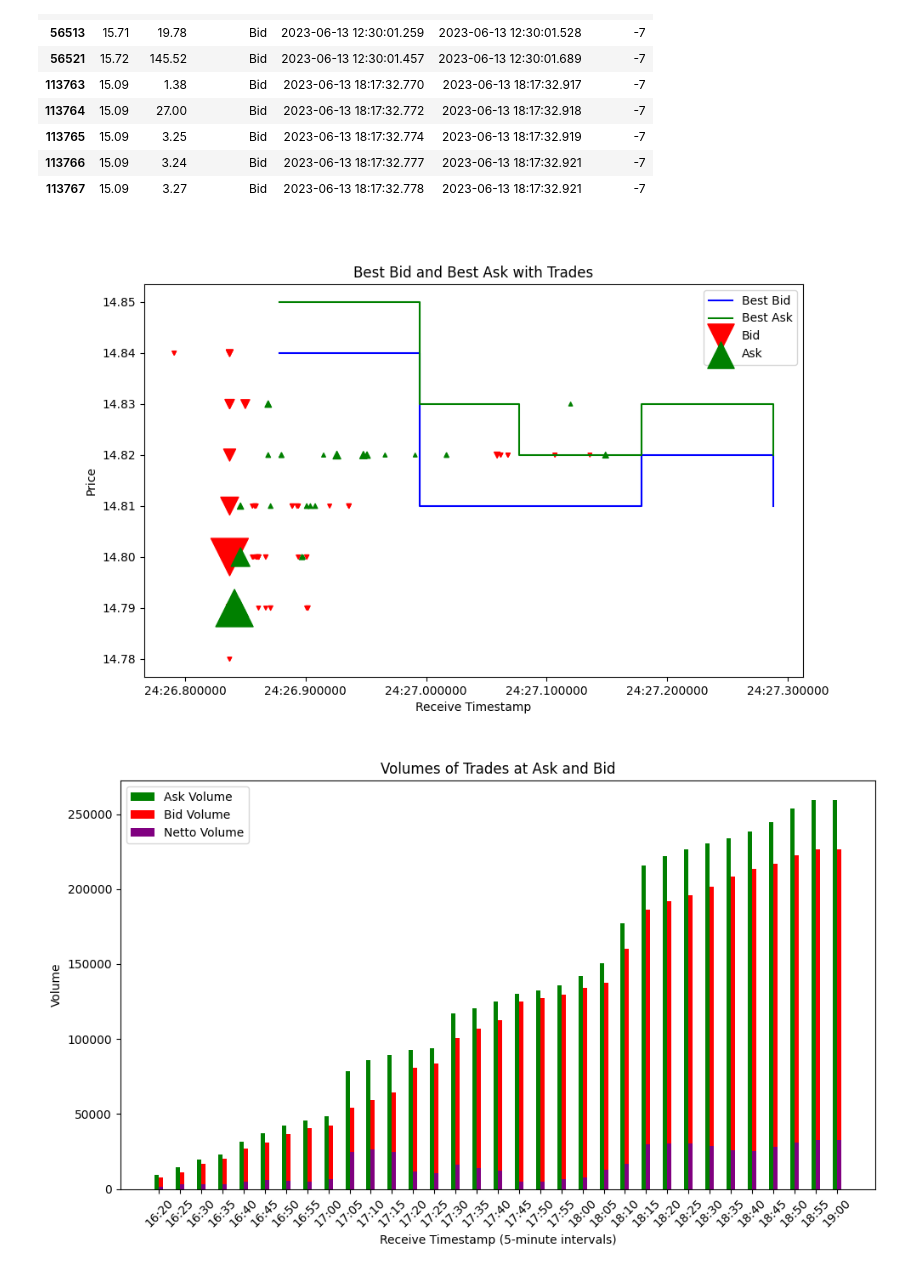
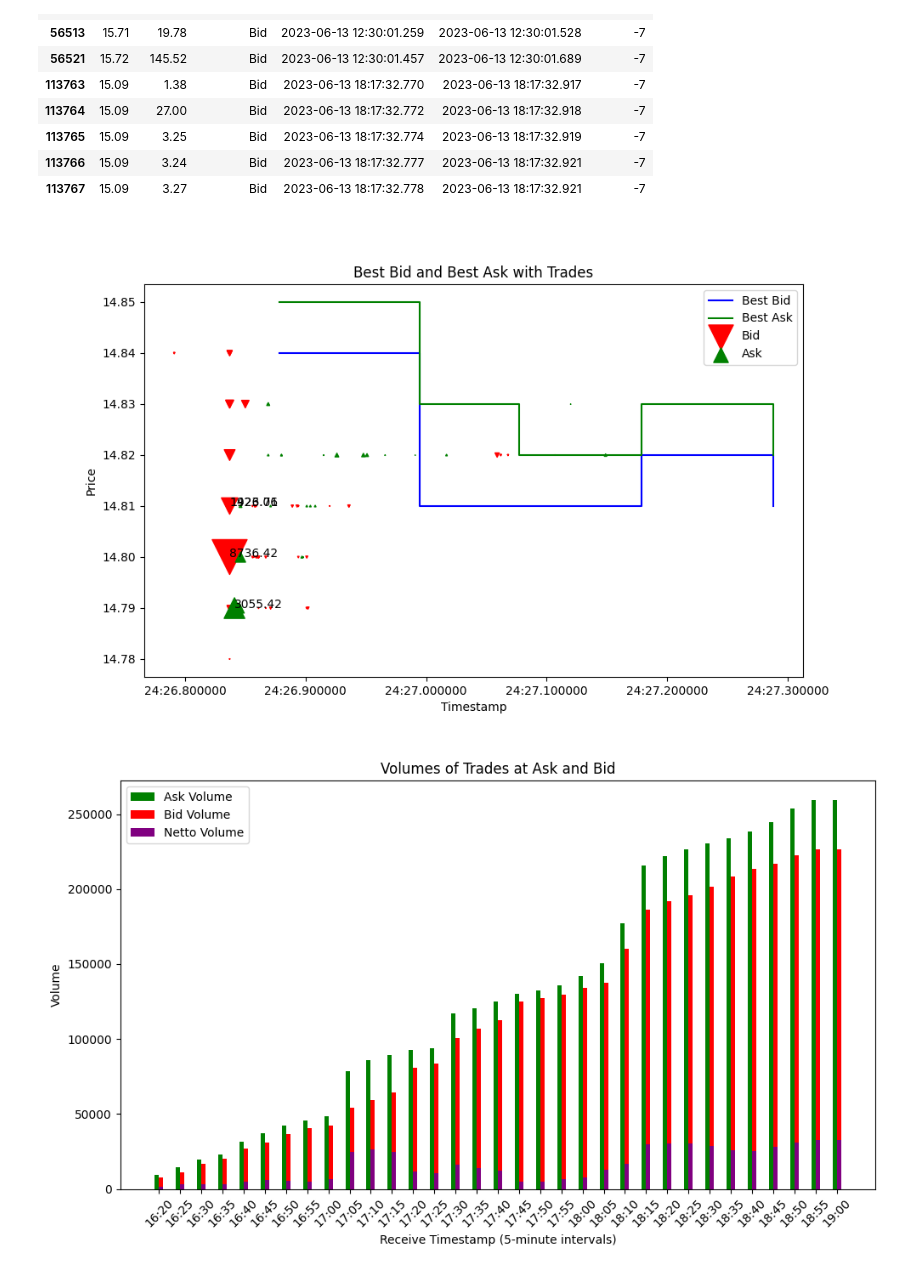
Before and after one commit to SergeySmalkov/Detector, a Jupyter notebook: Perudo_Binance.ipynb, the cells around one changed output. Cells and saved outputs as stored; diff of their text form; code cells hidden in the pictures.

```diff
--- a/Perudo_Binance.ipynb
+++ b/Perudo_Binance.ipynb
@@ -170,42 +170,46 @@ result_df[result_df['burst_lvl'] == -7]
 # %%
 start_time = pd.to_datetime('2023-06-13 15:24:26.800')
 end_time = pd.to_datetime('2023-06-13 15:24:27.300')
 
 binance_filtered = binance[(binance['receive_timestamp'] >= start_time) & (binance['receive_timestamp'] <= end_time)]
 binance_trades_filtered = binance_trades[(binance_trades['receive_timestamp'] >= start_time) & (binance_trades['receive_timestamp'] <= end_time)]
 
 # Set a larger figure size
 plt.figure(figsize=(10, 6))
 
 plt.step(binance_filtered['receive_timestamp'], binance_filtered['best_bid'], where='post', label='Best Bid', color='blue')
 plt.step(binance_filtered['receive_timestamp'], binance_filtered['best_ask'], where='post', label='Best Ask', color='green')
 
 # Plot trades as red triangles down (Bid) and green triangles up (Ask)
 bid_trades = binance_trades_filtered[binance_trades_filtered['maker_side'] == 'Bid']
 ask_trades = binance_trades_filtered[binance_trades_filtered['maker_side'] == 'Ask']
 
-min_marker_size = 10  # you can adjust these values as needed
-max_marker_size = 1000
-amounts_bid = (bid_trades['amount'] - bid_trades['amount'].min()) / (bid_trades['amount'].max() - bid_trades['amount'].min())
-amounts_ask = (ask_trades['amount'] - ask_trades['amount'].min()) / (ask_trades['amount'].max() - ask_trades['amount'].min())
-
-sizes_bid = min_marker_size + amounts_bid * (max_marker_size - min_marker_size)
-sizes_ask = min_marker_size + amounts_ask * (max_marker_size - min_marker_size)
+# Plotting trades with size based on amount
+s_bid = bid_trades['amount']/10  # Multiply by a factor to get a visible size
+s_ask = ask_trades['amount']/10  # Multiply by a factor to get a visible size
 
 
-plt.scatter(bid_trades['market_timestamp'], bid_trades['price'], marker='v', color='red', label='Bid', s=sizes_bid)
-plt.scatter(ask_trades['market_timestamp'], ask_trades['price'], marker='^', color='green', label='Ask', s=sizes_ask)
+bid_scatter = plt.scatter(bid_trades['market_timestamp'], bid_trades['price'], s=s_bid, marker='v', color='red', label='Bid')
+ask_scatter = plt.scatter(ask_trades['market_timestamp'], ask_trades['price'], s=s_ask, marker='^', color='green', label='Ask')
 
+some_threshold = 950
+# Adding labels to triangles based on size
+for i, amount in enumerate(bid_trades['amount']):
+    if amount > some_threshold:  # Choose a threshold to avoid clutter
+        plt.annotate(f"{amount:.2f}", (bid_trades['market_timestamp'].iloc[i], bid_trades['price'].iloc[i]))
 
+for i, amount in enumerate(ask_trades['amount']):
+    if amount > some_threshold:  # Choose a threshold to avoid clutter
+        plt.annotate(f"{amount:.2f}", (ask_trades['market_timestamp'].iloc[i], ask_trades['price'].iloc[i]))
 
-plt.xlabel('Receive Timestamp')
+plt.xlabel('Timestamp')
 plt.ylabel('Price')
 plt.title('Best Bid and Best Ask with Trades')
 plt.legend()
 
 plt.show()
 # %% [output]
-[figure, old version]
+[figure, new version]
 # %%
 import pandas as pd
 import numpy as np
```
